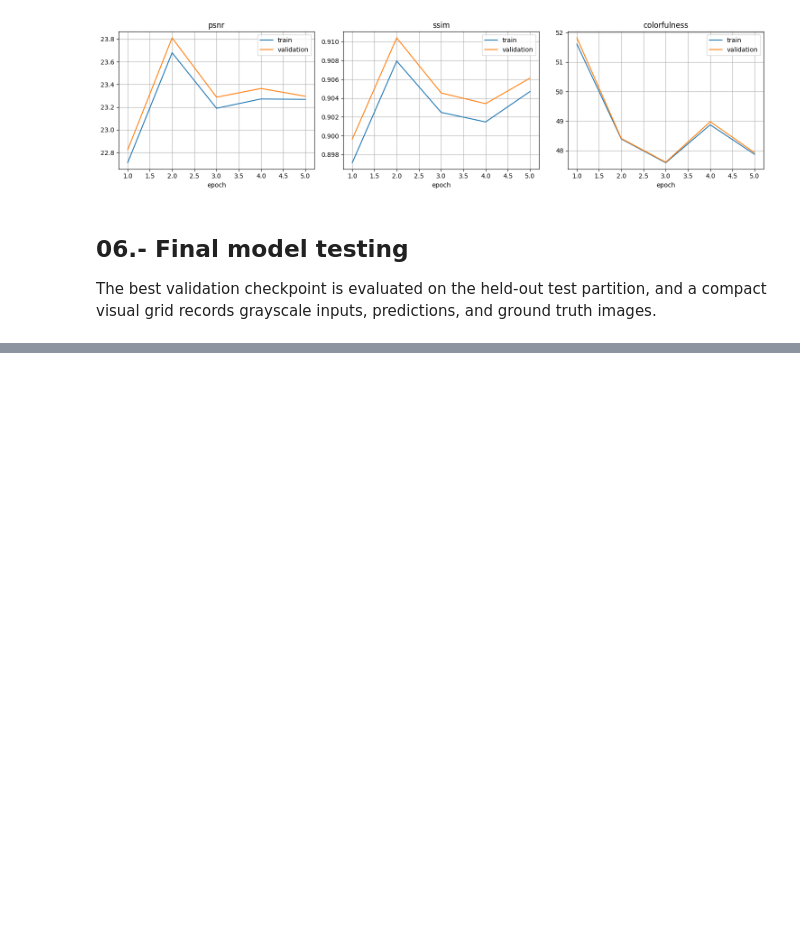
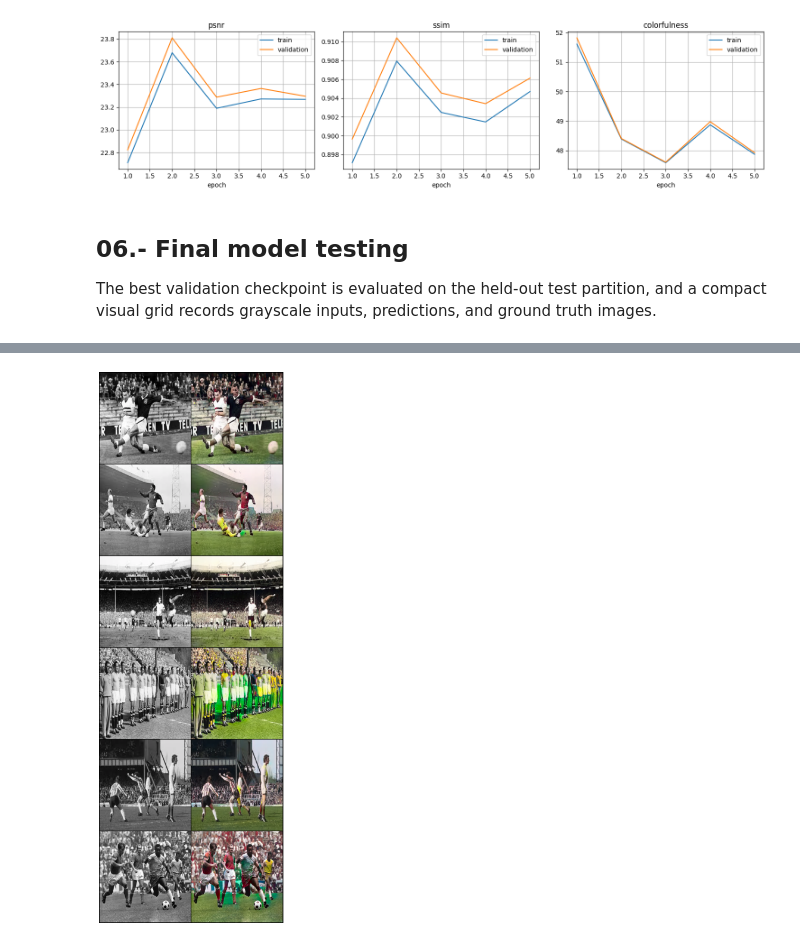
Before and after one commit to rubiotelmo/DDColorWorldCup, a Jupyter notebook: wcddcolor/ddcolor_world_cup_finetune.ipynb, the cells around one changed output, grey strips where cells are left out. Saved outputs shown, nothing was run; the diff lists cells and outputs as text; code cells hidden in the pictures; blank space fills up the shorter version.

```diff
--- a/wcddcolor/ddcolor_world_cup_finetune.ipynb
+++ b/wcddcolor/ddcolor_world_cup_finetune.ipynb
@@ -459,0 +461,38 @@ Warning: You are sending unauthenticated requests to the HF Hub. Please set a HF
+# %%
+TEST_DIR = Path("/kaggle/input/datasets/telmorubio/wc-coloring-testing/test_images/")
+PRED_DIR = WORK_DIR / "test_image_predictions"
+PRED_DIR.mkdir(parents=True, exist_ok=True)
+
+model = DDColorHF.from_pretrained("piddnad/ddcolor_paper_tiny").to(device)
+best = torch.load(best_path, map_location=device)
+model.load_state_dict(best["model"])
+model.eval()
+
+image_paths = sorted(p for p in TEST_DIR.rglob("*") if p.suffix.lower() in {".jpg", ".jpeg", ".png", ".webp", ".bmp"})
+assert image_paths, f"No images found in {TEST_DIR}"
+
+rows = []
+with torch.no_grad():
+    for path in image_paths:
+        img = cv2.cvtColor(cv2.imread(str(path)), cv2.COLOR_BGR2RGB)
+        img = cv2.resize(img, (IMG_SIZE, IMG_SIZE), interpolation=cv2.INTER_AREA)
+        lab = color.rgb2lab(img.astype(np.float32) / 255.0).astype(np.float32)
+
+        l = torch.from_numpy(lab[:, :, :1].transpose(2, 0, 1)).unsqueeze(0).to(device)
+        pred_ab = model(l_to_rgb(l))
+        pred_rgb = lab_to_rgb(l, pred_ab).cpu().clamp(0, 1)[0]
+
+        gray_rgb = l_to_rgb(l).cpu().clamp(0, 1)[0]
+        pred_img = (pred_rgb.permute(1, 2, 0).numpy() * 255).round().astype(np.uint8)
+        cv2.imwrite(str(PRED_DIR / path.name), cv2.cvtColor(pred_img, cv2.COLOR_RGB2BGR))
+
+        rows.extend([gray_rgb, pred_rgb])
+
+grid = make_grid(rows, nrow=2)
+save_image(grid, WORK_DIR / "test_image_predictions_grid.png")
+plt.figure(figsize=(10, 4 * len(image_paths)))
+plt.imshow(grid.permute(1, 2, 0))
+plt.axis("off")
+plt.show()
+# %% [output]
+[figure, added]
```
Also changed, not shown: parts of 1 cell of this notebook, 3 other files.
